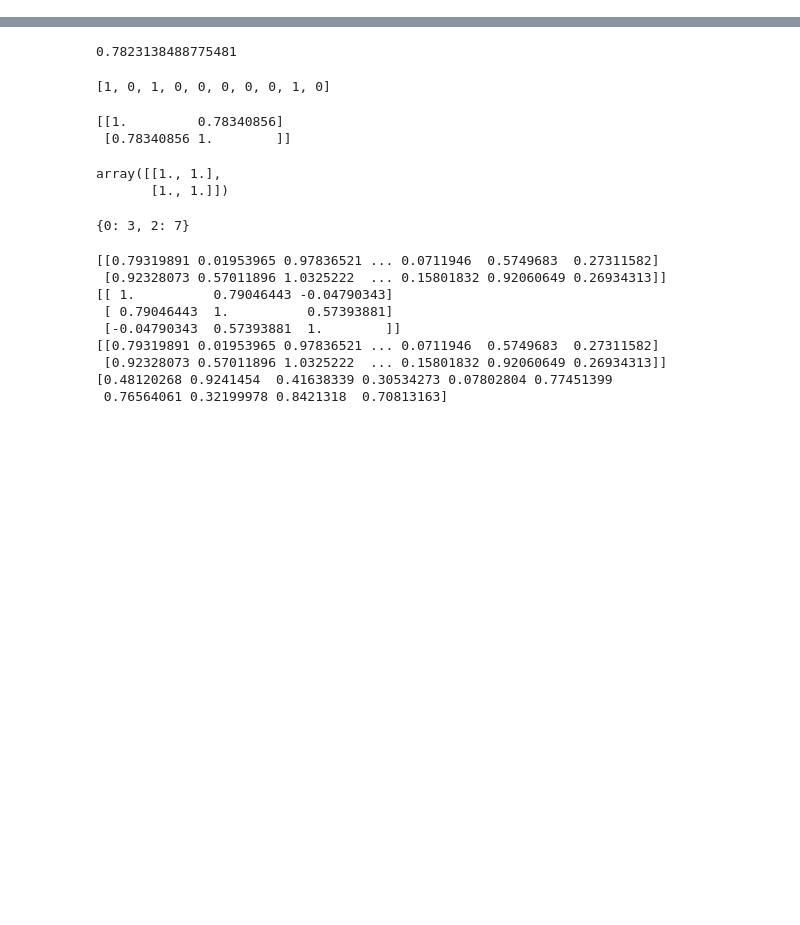
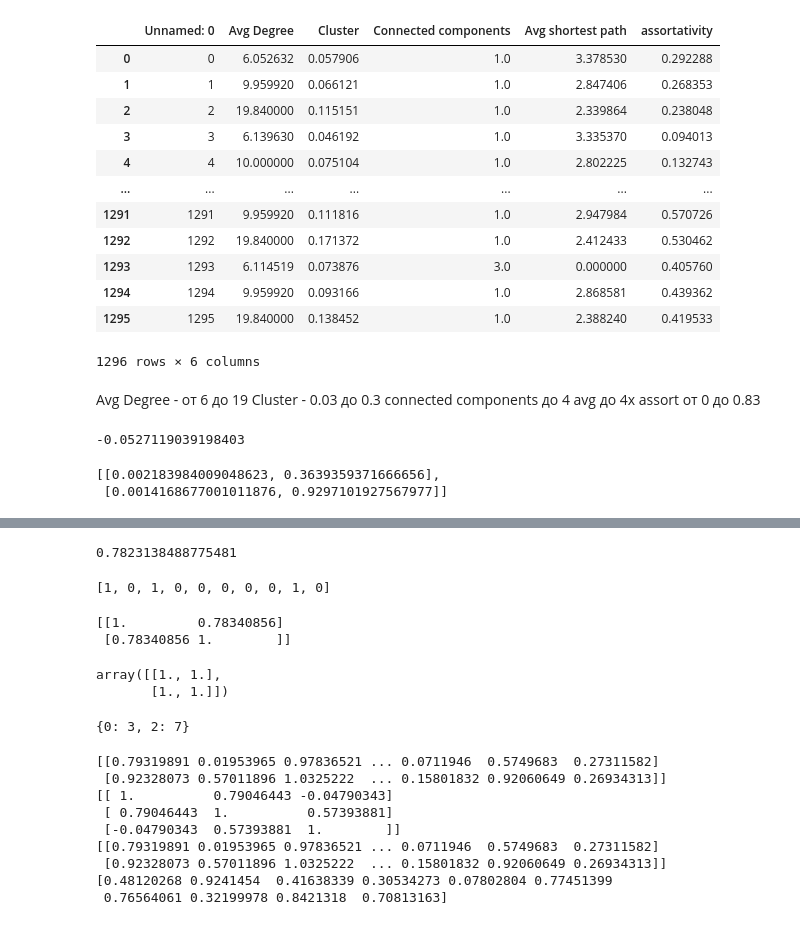
Before and after one commit to anpolol/GraphGenerator, a Jupyter notebook: core/trash.ipynb, the cells around one changed output, grey strips where cells are left out. Cells and saved outputs as stored; diff of their text form; code cells hidden in the pictures; blank space fills up the shorter version.

```diff
--- a/core/trash.ipynb
+++ b/core/trash.ipynb
@@ -2,0 +5,27 @@ import numpy as np
+# %%
+df = pd.read_csv('sbm_agm_ranges.csv')
+df
+# %% [output]
+|  | Unnamed: 0 | Avg Degree | Cluster | Connected components | Avg shortest path | assortativity |
+| 0 | 0 | 6.052632 | 0.057906 | 1.0 | 3.378530 | 0.292288 |
+| 1 | 1 | 9.959920 | 0.066121 | 1.0 | 2.847406 | 0.268353 |
+| 2 | 2 | 19.840000 | 0.115151 | 1.0 | 2.339864 | 0.238048 |
+| 3 | 3 | 6.139630 | 0.046192 | 1.0 | 3.335370 | 0.094013 |
+| 4 | 4 | 10.000000 | 0.075104 | 1.0 | 2.802225 | 0.132743 |
+| ... | ... | ... | ... | ... | ... | ... |
+| 1291 | 1291 | 9.959920 | 0.111816 | 1.0 | 2.947984 | 0.570726 |
+| 1292 | 1292 | 19.840000 | 0.171372 | 1.0 | 2.412433 | 0.530462 |
+| 1293 | 1293 | 6.114519 | 0.073876 | 3.0 | 0.000000 | 0.405760 |
+| 1294 | 1294 | 9.959920 | 0.093166 | 1.0 | 2.868581 | 0.439362 |
+| 1295 | 1295 | 19.840000 | 0.138452 | 1.0 | 2.388240 | 0.419533 |
+1296 rows × 6 columns
+# %% [markdown]
+Avg Degree - от 6 до 19
+Cluster - 0.03 до 0.3
+connected components до 4
+avg до 4х
+assort от 0 до 0.83
+# %%
+df['assortativity'].min()
+# %% [output]
+-0.0527119039198403
@@ -2,0 +36,5 @@ import numpy as np
+# %%
+probs
+# %% [output]
+[[0.002183984009048623, 0.3639359371666656],
+ [0.0014168677001011876, 0.9297101927567977]]
```
Also changed, not shown: parts of 9 cells of this notebook, 11 other files.
